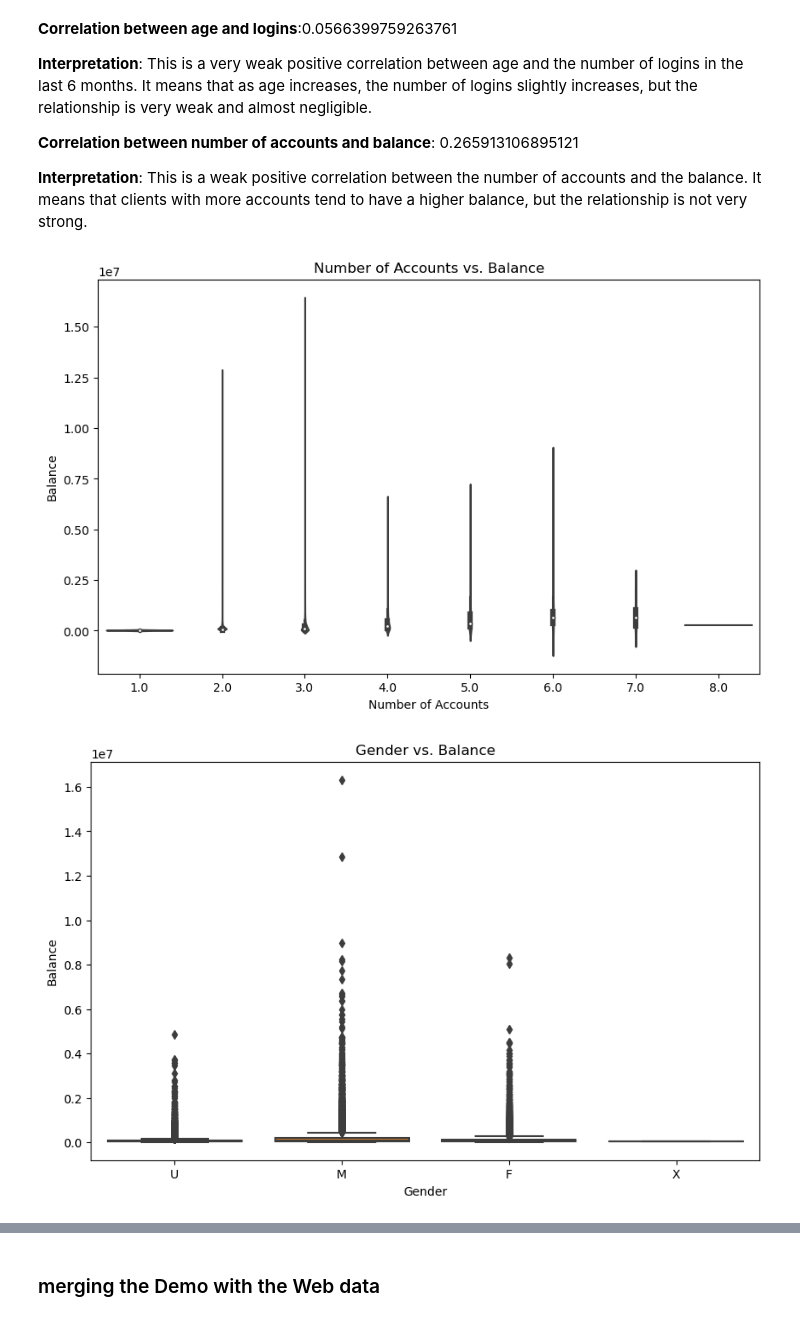
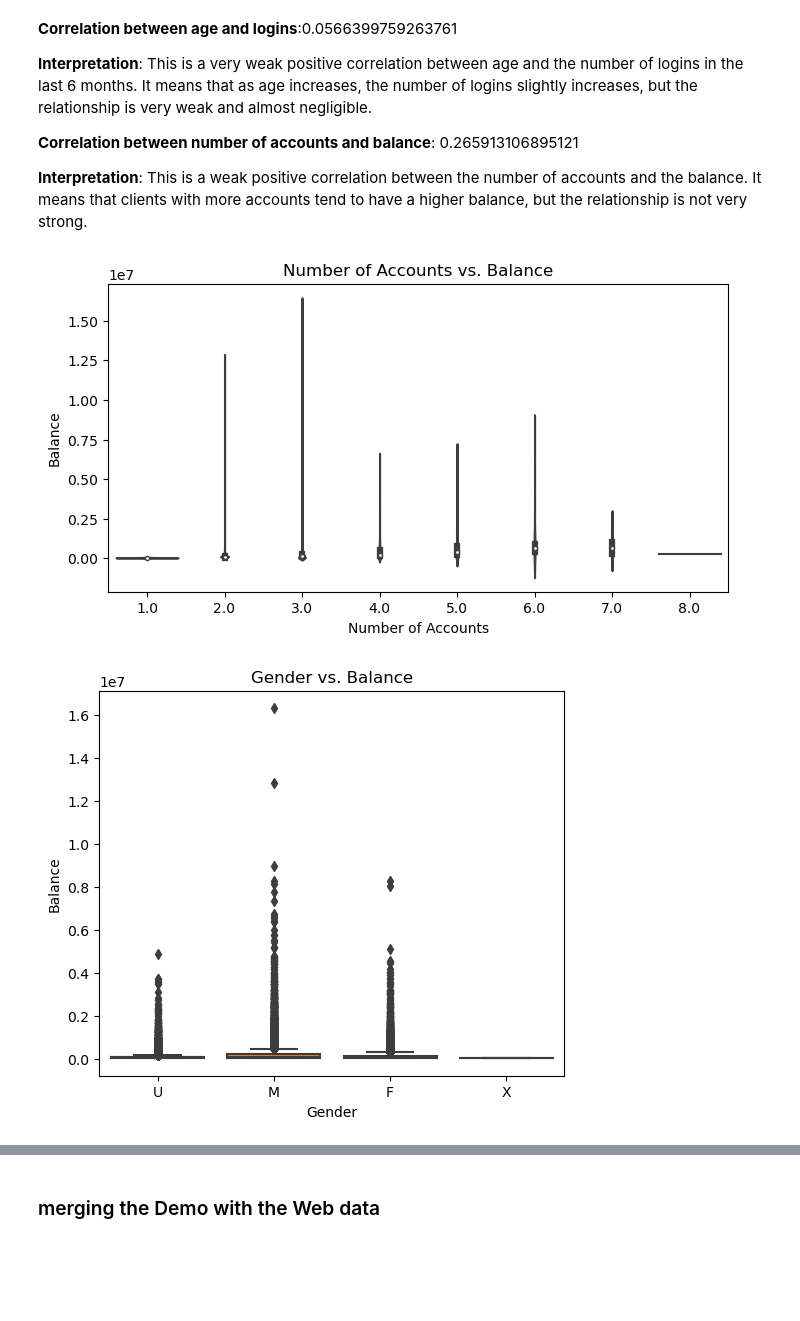
Before and after one commit to MustafaAldabbas/Project-Two-Big, a Jupyter notebook: Notebooks/Mustafa.ipynb, the cells around one changed output, grey strips where cells are left out. Drawn from its saved outputs; the diff is of its cells as text; code cells hidden in the pictures; blank space fills up the shorter version.

```diff
--- a/Notebooks/Mustafa.ipynb
+++ b/Notebooks/Mustafa.ipynb
@@ -374,24 +377,24 @@ age_logons_corr, accts_balance_corr
 **Interpretation**: This is a weak positive correlation between the number of accounts and the balance. It means that clients with more accounts tend to have a higher balance, but the relationship is not very strong.
 # %%
 # Violin plot: Number of Accounts vs. Balance
-plt.figure(figsize=(10, 6))
+plt.figure(figsize=(8, 4))
 sns.violinplot(x='num_accts', y='bal', data=df_demo_cleaned)
 plt.title('Number of Accounts vs. Balance')
 plt.xlabel('Number of Accounts')
 plt.ylabel('Balance')
 plt.show()
 # %% [output]
-[figure, old version]
+[figure, new version]
 # %%
 # Box plot: Gender vs. Balance
-plt.figure(figsize=(10, 6))
+plt.figure(figsize=(6, 5))
 sns.boxplot(x='gendr', y='bal', data=df_demo_cleaned)
 plt.title('Gender vs. Balance')
 plt.xlabel('Gender')
 plt.ylabel('Balance')
 plt.show()
 # %% [output]
-[figure, old version]
+[figure, new version]
 # %%
 # Bar plot: Gender vs. Calls in Last 6 Months
 gender_calls_avg = df_demo_cleaned.groupby('gendr')['calls_6_mnth'].mean().reset_index()
```
Also changed, not shown: parts of 42 cells of this notebook.
